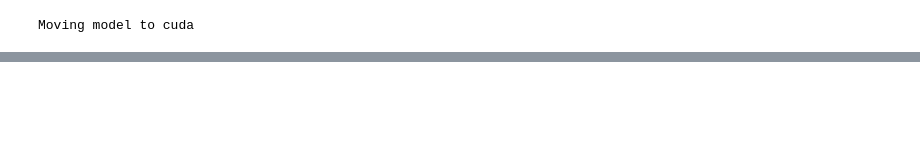
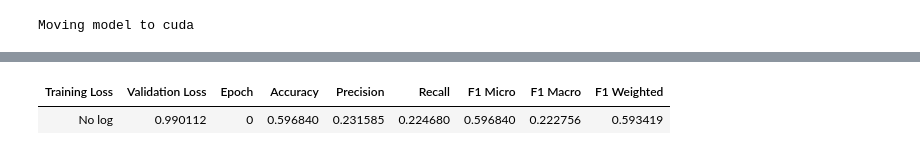
Before and after one commit to FMLabonte/LLMs_for_NEL, a Jupyter notebook: finetuning/finetuning_pubmedbert.ipynb, the cells around one changed output, grey strips where cells are left out. Cells and saved outputs as stored; diff of their text form; code cells hidden in the pictures; blank space fills up the shorter version.

Commit message:
working pipeline

```diff
--- a/finetuning/finetuning_pubmedbert.ipynb
+++ b/finetuning/finetuning_pubmedbert.ipynb
@@ -442,15 +590,0 @@ Negative_Correlation      0.522     0.571     0.545        21
-# %%
-AutoModelForSequenceClassification.from_pretrained(f"arxiv_bert/checkpoint-3550")
-
-tokenizer = AutoTokenizer.from_pretrained('bert-base-uncased')
-classify = pipeline(task='text-classification', model=model, tokenizer=tokenizer)
-
-all_files = glob.glob('arxiv_custom_inference_data/*')
-for file_name in all_files:
-    file = open(file_name)
-    content = file.read()
-    print(content)
-    result = classify(content)
-    print('PRED: ', result)
-    print('GT: ', file_name.split('_')[-1].split('.txt')[0])
-    print('\n')
@@ -459,0 +660,76 @@ If this is a private repository, make sure to pass a token having permission to
+# %%
+# iterate over all checkpoints, find the best one based on f1_micro on test
+
+
+def find_checkpoints(run_dir: Path | str) -> list[Path]:
+    """Return all ``checkpoint-*`` directories in ``run_dir`` sorted by global step."""
+    run_dir = Path(run_dir)
+    return sorted(
+        (p for p in run_dir.glob("checkpoint-*") if p.is_dir()),
+        key=lambda p: int(p.name.split("-")[-1]),
+    )
+
+
+def score_checkpoint(
+    checkpoint_dir: Path | str,
+    eval_dataset: Dataset = tokenized_test,
+    args: TrainingArguments = training_args,
+    mode: str = MODE,
+) -> dict[str, float]:
+    """Evaluate a single checkpoint and return its metrics without printing a report.
+
+    Args:
+        checkpoint_dir: Path to a 9-class relation-type checkpoint directory.
+        eval_dataset: Tokenized dataset to score on (defaults to the test split).
+        args: Training arguments reused for the evaluation ``Trainer``.
+        mode: Device to place the model on (``"cpu"``, ``"cuda"`` or ``"mps"``).
+
+    Returns:
+        The metrics dictionary returned by ``Trainer.evaluate``.
+    """
+    checkpoint_dir = Path(checkpoint_dir)
+
+    checkpoint_model = AutoModelForSequenceClassification.from_pretrained(checkpoint_dir)
+    checkpoint_tokenizer = AutoTokenizer.from_pretrained(checkpoint_dir)
+    checkpoint_collator = DataCollatorWithPadding(tokenizer=checkpoint_tokenizer)
+
+    if mode != "cpu":
+        checkpoint_model = checkpoint_model.to(mode)
+
+    checkpoint_trainer = Trainer(
+        model=checkpoint_model,
+        args=args,
+        eval_dataset=eval_dataset,
+        data_collator=checkpoint_collator,
+        compute_metrics=compute_metrics,
+    )
+
+    return checkpoint_trainer.evaluate(eval_dataset)
+
+
+RUN_DIR = Path("relations-bert-2026-07-01-18-38-41_BioRed_micro")
+SELECTION_METRIC = f"eval_f1_{F1_AVERAGE}"
+
+checkpoints = find_checkpoints(RUN_DIR)
+if not checkpoints:
+    raise FileNotFoundError(f"No checkpoint-* directories found under {RUN_DIR}")
+
+checkpoint_results: dict[Path, dict[str, float]] = {}
+for checkpoint in checkpoints:
+    results = score_checkpoint(checkpoint)
+    checkpoint_results[checkpoint] = results
+    print(
+        f"{checkpoint.name}: "
+        f"f1_micro={results['eval_f1_micro']:.4f} "
+        f"f1_macro={results['eval_f1_macro']:.4f} "
+        f"f1_weighted={results['eval_f1_weighted']:.4f}"
+    )
+
+best_checkpoint = max(checkpoint_results, key=lambda c: checkpoint_results[c][SELECTION_METRIC])
+print()
+print()
+print()
+print(f"\nBest checkpoint: {best_checkpoint.name} ({SELECTION_METRIC}={checkpoint_results[best_checkpoint][SELECTION_METRIC]:.4f})\n")
+
+test_results = evaluate_checkpoint(best_checkpoint, eval_dataset=tokenized_test, split_name="test")
+# %% [output]
@@ -459,0 +737,2 @@ If this is a private repository, make sure to pass a token having permission to
+| Training Loss | Validation Loss | Epoch | Accuracy | Precision | Recall | F1 Micro | F1 Macro | F1 Weighted |
+| No log | 0.990112 | 0 | 0.596840 | 0.231585 | 0.224680 | 0.596840 | 0.222756 | 0.593419 |
```
Also changed, not shown: parts of 27 cells of this notebook.
